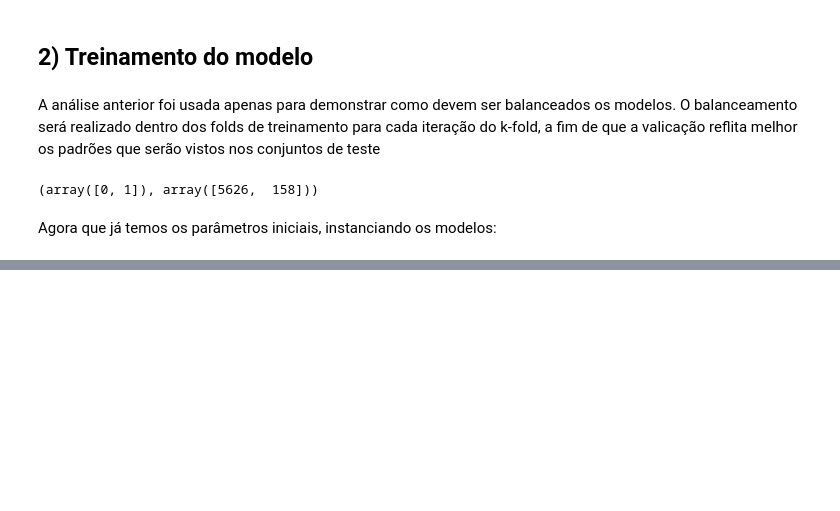
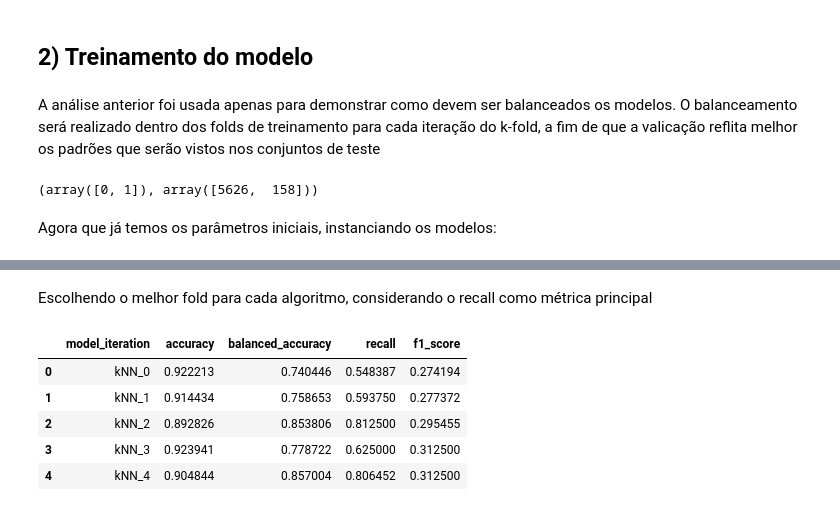
Before and after one commit to lipecorradini/mc853, a Jupyter notebook: training.ipynb, the cells around one changed output, grey strips where cells are left out. Drawn from its saved outputs; the diff is of its cells as text; code cells hidden in the pictures; blank space fills up the shorter version.

```diff
--- a/training.ipynb
+++ b/training.ipynb
@@ -200,0 +217,12 @@ Random Forest: {'precision': 0.3114754098360656, 'recall': 0.59375, 'f1-score':
+# %% [markdown]
+Escolhendo o melhor fold para cada algoritmo, considerando o recall como métrica principal
+# %%
+# O que obteve o melhor resultado foi o Knn_4
+metrics_knn
+# %% [output]
+|  | model_iteration | accuracy | balanced_accuracy | recall | f1_score |
+| 0 | kNN_0 | 0.922213 | 0.740446 | 0.548387 | 0.274194 |
+| 1 | kNN_1 | 0.914434 | 0.758653 | 0.593750 | 0.277372 |
+| 2 | kNN_2 | 0.892826 | 0.853806 | 0.812500 | 0.295455 |
+| 3 | kNN_3 | 0.923941 | 0.778722 | 0.625000 | 0.312500 |
+| 4 | kNN_4 | 0.904844 | 0.857004 | 0.806452 | 0.312500 |
```
Also changed, not shown: parts of 19 cells of this notebook, 1 other file.
